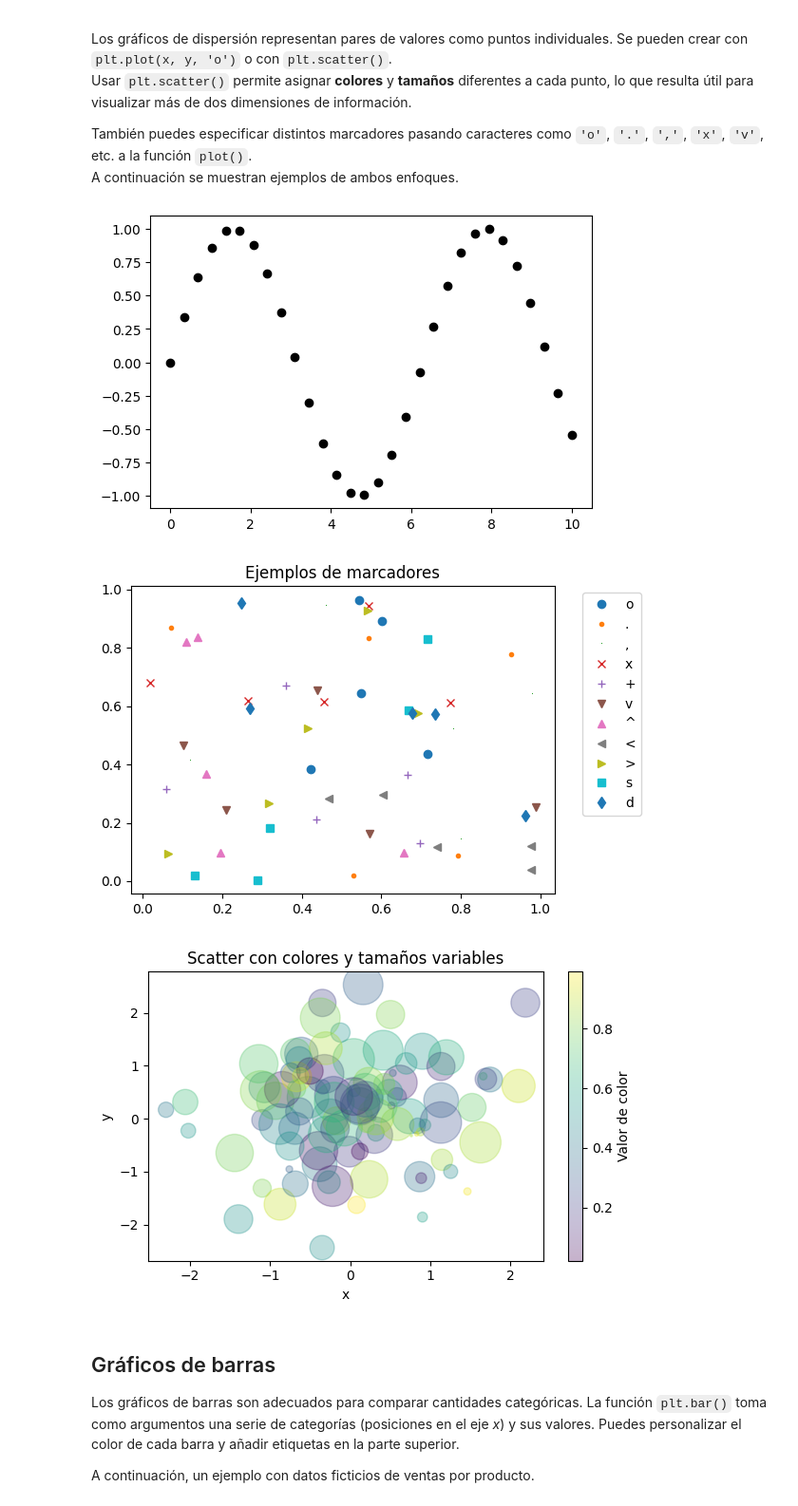
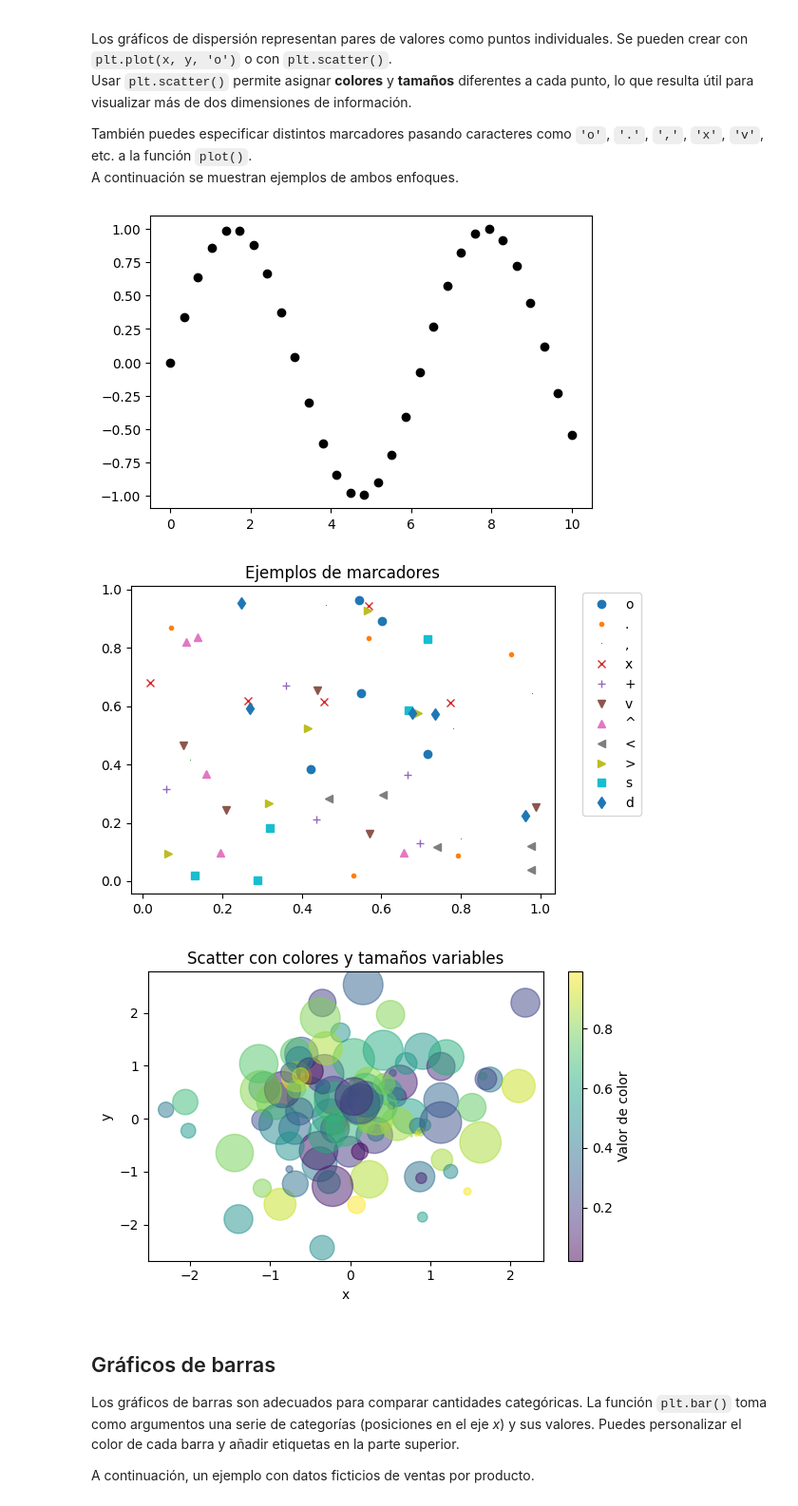
Before and after one commit to JuanRios3012/data-visualization-course, a Jupyter notebook: notebooks/módulo 1/matplotlib.ipynb, the cells around one changed output. Shown: that part at 95% size. Cells and saved outputs as stored; diff of their text form; code cells hidden in the pictures.

```diff
--- a/notebooks/módulo 1/matplotlib.ipynb
+++ b/notebooks/módulo 1/matplotlib.ipynb
@@ -137,35 +137,36 @@ y = np.sin(x)
 
 # Scatter simple con markers diferentes
 plt.figure(figsize=(6, 4))
 plt.plot(x, y, 'o', color='black', label="'o' (círculos)")
 
 # Varios marcadores en un mismo gráfico
 rng = np.random.RandomState(0)
 plt.figure(figsize=(6, 4))
 for marker in ['o', '.', ',', 'x', '+', 'v', '^', '<', '>', 's', 'd']:
     plt.plot(rng.rand(5), rng.rand(5), marker, label=marker)
 plt.legend(numpoints=1, bbox_to_anchor=(1.05, 1), loc='upper left')
 plt.title('Ejemplos de marcadores')
 plt.tight_layout()
 
 # Scatter con tamaño y color dependientes de los datos
 rng = np.random.RandomState(1)
 x = rng.randn(100)
 y = rng.randn(100)
 colors = rng.rand(100)
 sizes = 1000 * rng.rand(100)
 
 plt.figure(figsize=(6, 4))
-plt.scatter(x, y, c=colors, s=sizes, alpha=0.3, cmap='viridis')
+#color palletes https://matplotlib.org/stable/users/explain/colors/colormaps.html
+plt.scatter(x, y, c=colors, s=sizes, alpha=0.5, cmap='viridis')
 plt.colorbar(label='Valor de color')
 plt.title('Scatter con colores y tamaños variables')
 plt.xlabel('x')
 plt.ylabel('y')
 plt.tight_layout()
 # %% [output]
 [figure]
 [figure]
-[figure, old version]
+[figure, new version]
 # %% [markdown]
 
 ## Gráficos de barras
```
Also changed, not shown: parts of 1 cell of this notebook.
